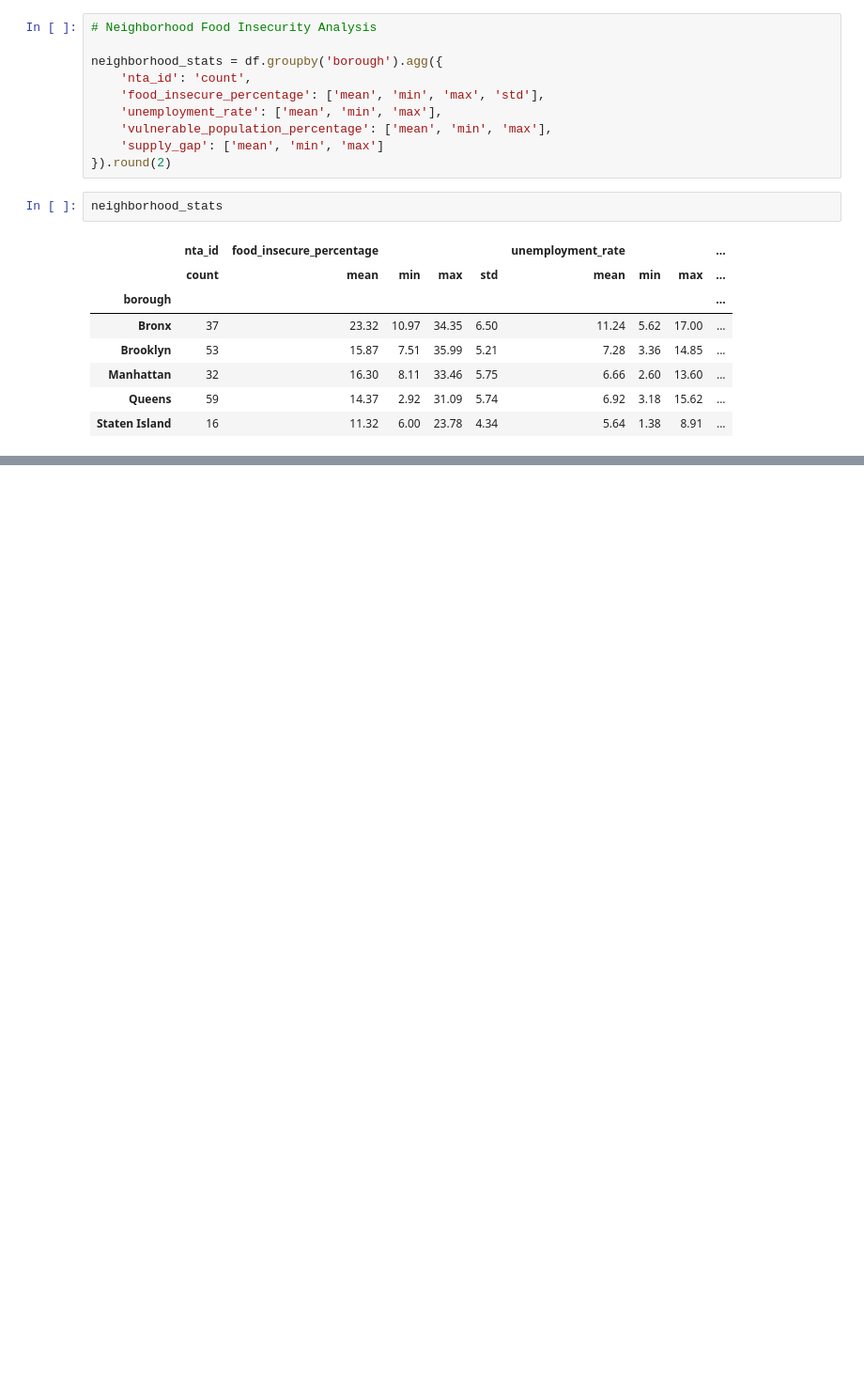
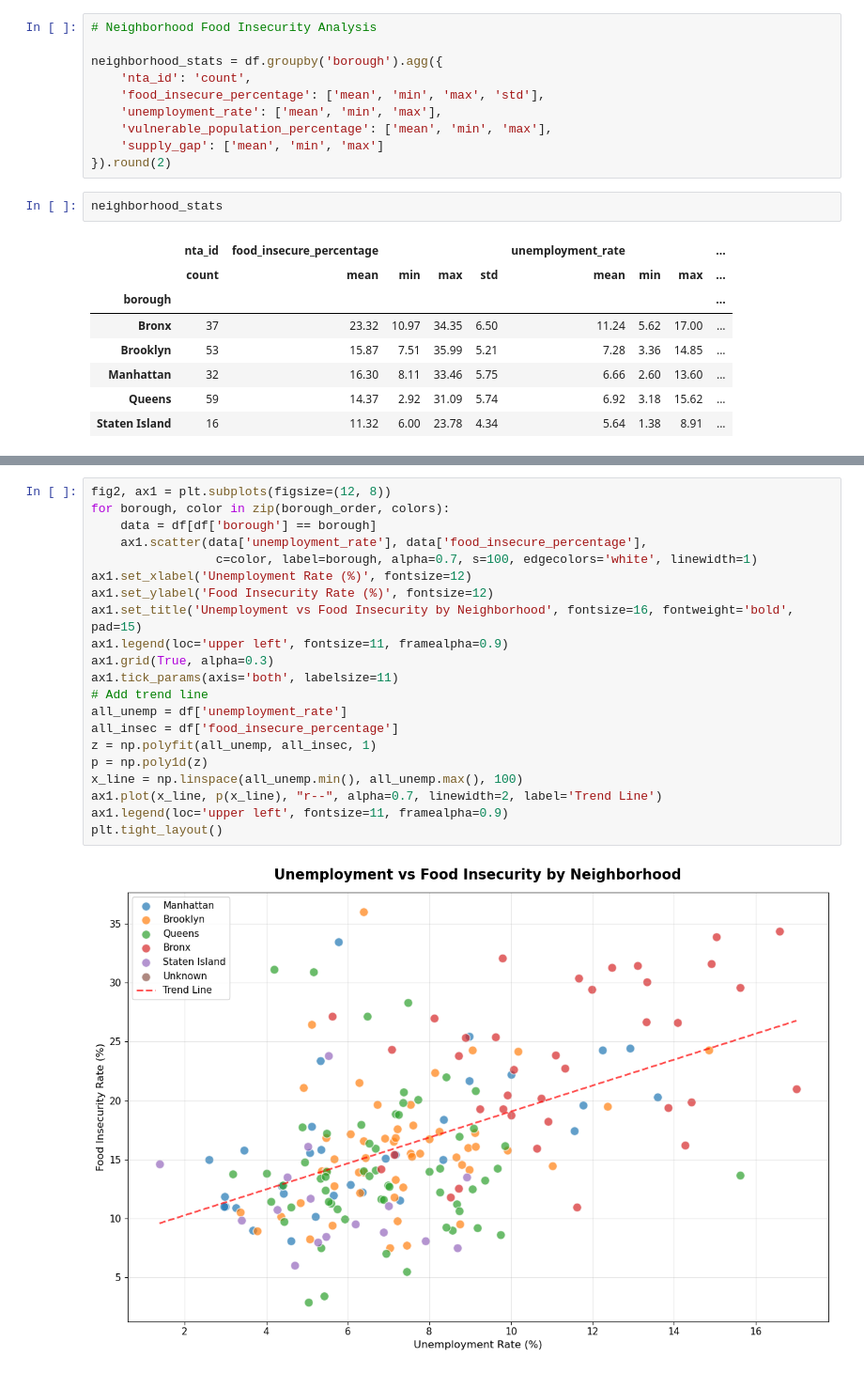
Before and after one commit to Angelk119/CID_Food_Access, a Jupyter notebook: python/notebooks/eda/neighborhood_prioritization_eda_ibrahima.ipynb, the cells around one changed output, grey strips where cells are left out. Shown at 94% size. Drawn from its saved outputs; the diff is of its cells as text; blank space fills up the shorter version.

```diff
--- a/python/notebooks/eda/neighborhood_prioritization_eda_ibrahima.ipynb
+++ b/python/notebooks/eda/neighborhood_prioritization_eda_ibrahima.ipynb
@@ -137,0 +193,23 @@ neighborhood_stats
+# %%
+fig2, ax1 = plt.subplots(figsize=(12, 8))
+for borough, color in zip(borough_order, colors):
+    data = df[df['borough'] == borough]
+    ax1.scatter(data['unemployment_rate'], data['food_insecure_percentage'],
+                 c=color, label=borough, alpha=0.7, s=100, edgecolors='white', linewidth=1)
+ax1.set_xlabel('Unemployment Rate (%)', fontsize=12)
+ax1.set_ylabel('Food Insecurity Rate (%)', fontsize=12)
+ax1.set_title('Unemployment vs Food Insecurity by Neighborhood', fontsize=16, fontweight='bold', pad=15)
+ax1.legend(loc='upper left', fontsize=11, framealpha=0.9)
+ax1.grid(True, alpha=0.3)
+ax1.tick_params(axis='both', labelsize=11)
+# Add trend line
+all_unemp = df['unemployment_rate']
+all_insec = df['food_insecure_percentage']
+z = np.polyfit(all_unemp, all_insec, 1)
+p = np.poly1d(z)
+x_line = np.linspace(all_unemp.min(), all_unemp.max(), 100)
+ax1.plot(x_line, p(x_line), "r--", alpha=0.7, linewidth=2, label='Trend Line')
+ax1.legend(loc='upper left', fontsize=11, framealpha=0.9)
+plt.tight_layout()
+# %% [output]
+[figure, added]
```
Also changed, not shown: parts of 8 cells of this notebook.
